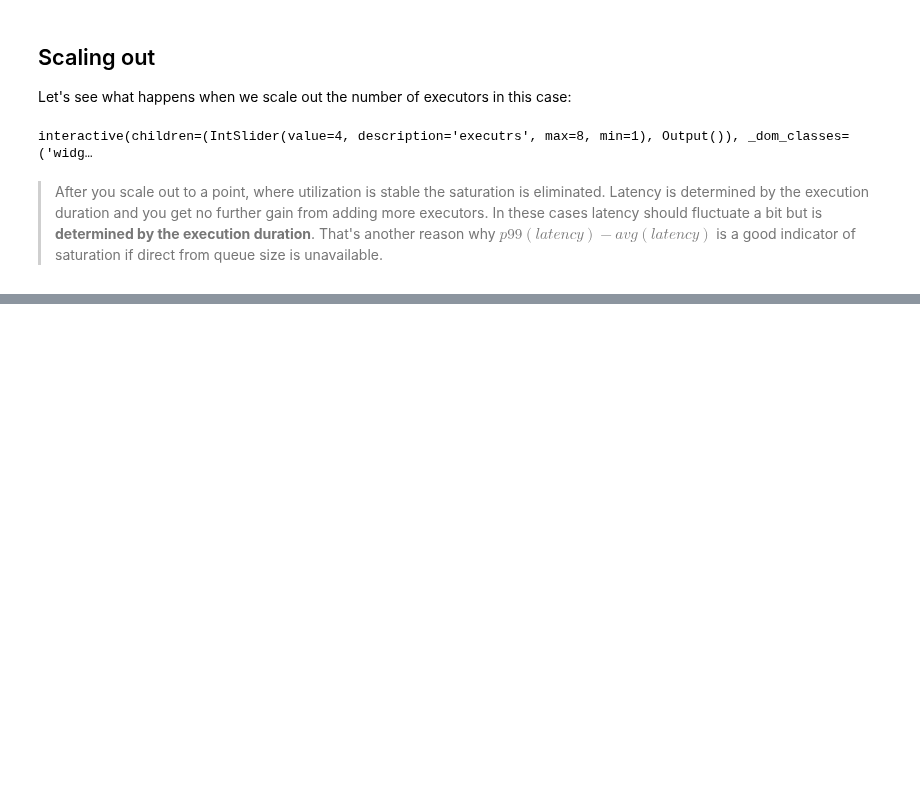
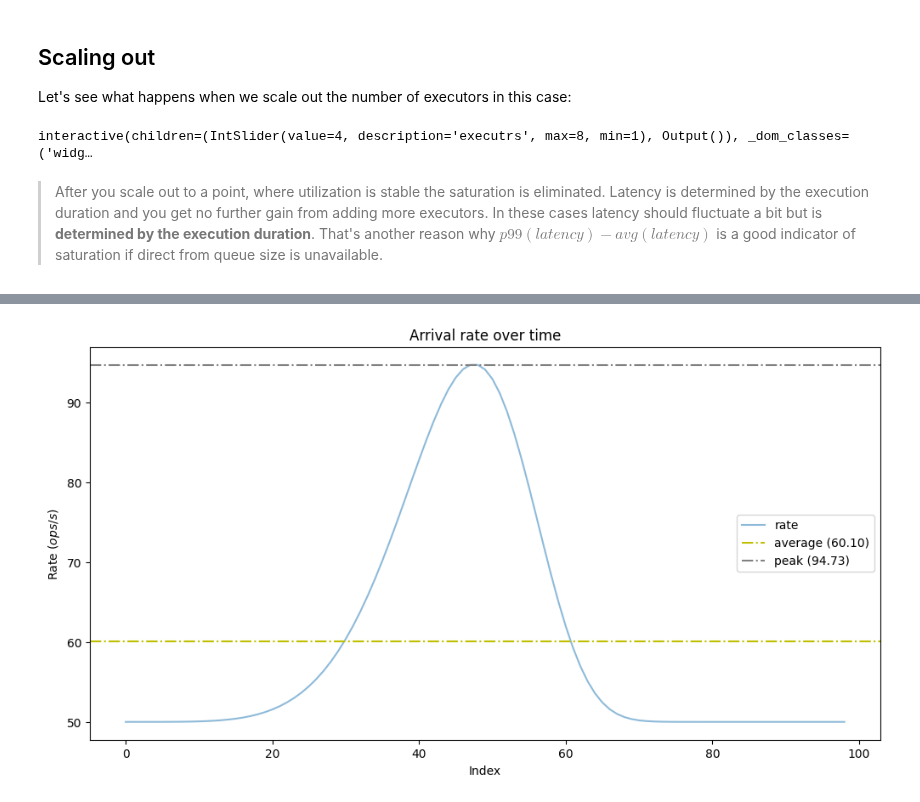
Before and after one commit to gitaroktato/queue-model-in-python, a Jupyter notebook: Article.ipynb, the cells around one changed output, grey strips where cells are left out. Cells and saved outputs as stored; diff of their text form; code cells hidden in the pictures; blank space fills up the shorter version.

```diff
--- a/Article.ipynb
+++ b/Article.ipynb
@@ -221,0 +187,24 @@ It's important to clarify that Little's law mentions _averages_. It also states
+# %%
+NUMBER_OF_SAMPLES = 100
+BASELINE_ARRIVAL_RATE = 50
+PEAK_ARRIVAL_RATE_RATIO = 2.5
+STEEPNESS = 6.
+# A simple wave pattern generator (based on example https://numpy.org/doc/stable/reference/random/generated/numpy.random.weibull.html)
+def weibull_distr(x,n,a):
+    return (a / n) * (x / n)**(a - 1) * np.exp(-(x / n)**a)
+
+arrival_rate = np.array([
+    (weibull_distr(x/NUMBER_OF_SAMPLES*2, 1., STEEPNESS) / PEAK_ARRIVAL_RATE_RATIO + 1) * BASELINE_ARRIVAL_RATE
+    for x in range(1,NUMBER_OF_SAMPLES)
+])
+
+plt.title("Arrival rate over time")
+plt.ylabel("Rate ($ops/s$)")
+plt.xlabel("Index")
+plt.plot(arrival_rate, alpha=0.5, label='rate')
+plt.axhline(y=arrival_rate.mean(), color='y', linestyle='-.', label=f'average ({arrival_rate.mean():.2f})')
+plt.axhline(y=arrival_rate.max(), color='grey', linestyle='-.', label=f'peak ({arrival_rate.max():.2f})')
+plt.legend()
+plt.show()
+# %% [output]
+[figure, added]
```
Also changed, not shown: parts of 10 cells of this notebook, 2 other files.
